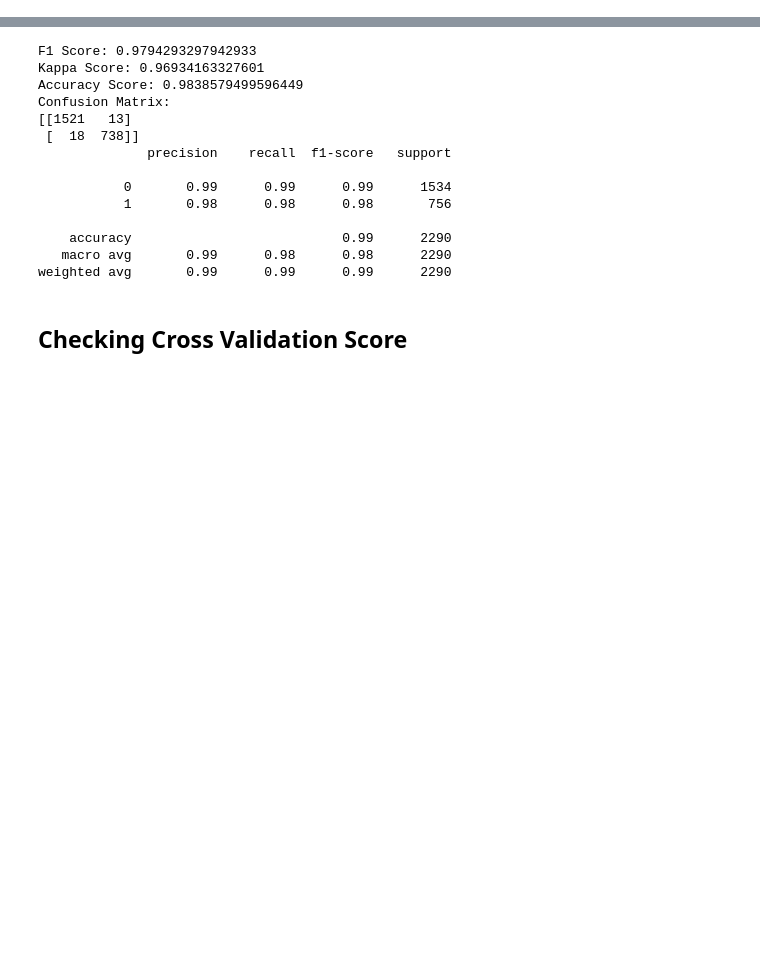
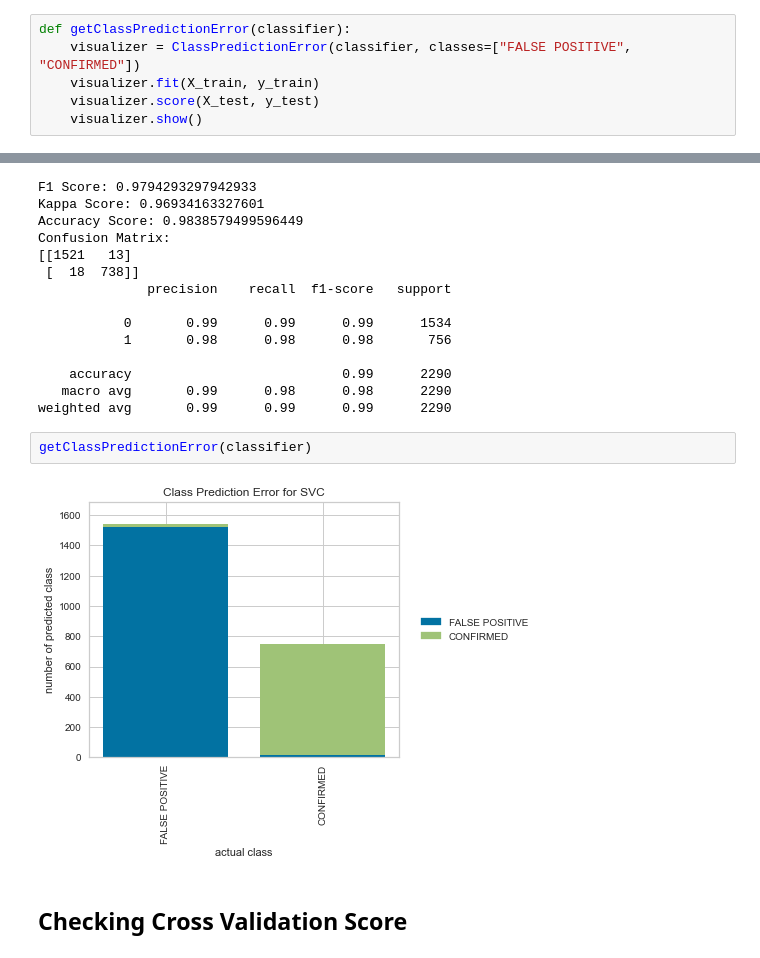
Before and after one commit to aditeyabaral/kepler-exoplanet-analysis, a Jupyter notebook: src/Prediction_ML.ipynb, the cells around one changed output, grey strips where cells are left out. Cells and saved outputs as stored; diff of their text form; blank space fills up the shorter version.

```diff
--- a/src/Prediction_ML.ipynb
+++ b/src/Prediction_ML.ipynb
@@ -205,3 +234,9 @@ def crossValidationCheck(classifier, X, y, K=10):
+# %%
+def getClassPredictionError(classifier):
+    visualizer = ClassPredictionError(classifier, classes=["FALSE POSITIVE", "CONFIRMED"])
+    visualizer.fit(X_train, y_train)
+    visualizer.score(X_test, y_test)
+    visualizer.show()
 # %% [markdown]
 # Saving and Loading Trained Models
 # %%
@@ -235,6 +270,10 @@ Confusion Matrix:
     accuracy                           0.99      2290
    macro avg       0.99      0.98      0.98      2290
 weighted avg       0.99      0.99      0.99      2290
+# %%
+getClassPredictionError(classifier)
+# %% [output]
+[figure, added]
 # %% [markdown]
 ## Checking Cross Validation Score
 # %%
```
Also changed, not shown: parts of 21 cells of this notebook, 7 other files.
